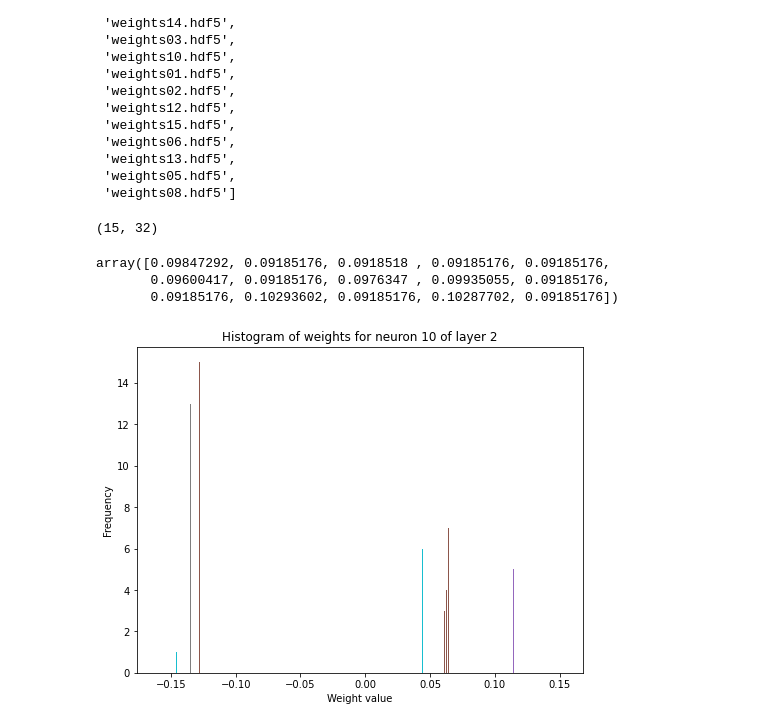
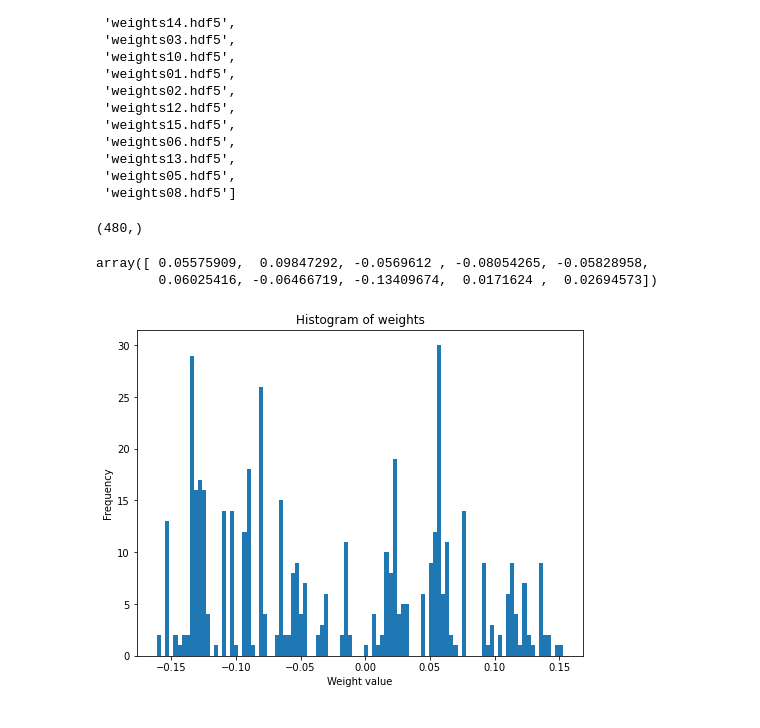
Before and after one commit to Renua-Meireles/sentiment-analisys-with-MLP, a Jupyter notebook: MLP_Sentiment_Analysis_(PIBIC_2021).ipynb, the cells around one changed output. Drawn from its saved outputs; the diff is of its cells as text; code cells hidden in the pictures.

```diff
--- a/MLP_Sentiment_Analysis_(PIBIC_2021).ipynb
+++ b/MLP_Sentiment_Analysis_(PIBIC_2021).ipynb
@@ -322,28 +322,27 @@ def get_weights_from_layer(model, weights_dir, layer_number, num_epochs):
         model.load_weights(f'{weights_dir}/{list_weights[i]}')
         weights = np.append(weights, model.get_weights()[0][layer_number])
 
-    weights = weights.reshape(num_epochs, -1)
+    # weights = weights.reshape(num_epochs, -1)
     return weights
 # %%
 weights_from_layer0 = get_weights_from_layer(model, './Weights_per_epochs', 0, 15)
 weights_from_layer0.shape # (15, 32) - 15 epochs, 32 neurons in the layer
 # %% [output]
-(15, 32)
+(480,)
 # %%
-weights_from_layer0[:, 1] # all weights from the second neuron in the first layer
+weights_from_layer0[:10] # all weights from the second neuron in the first layer
 # %% [output]
-array([0.09847292, 0.09185176, 0.0918518 , 0.09185176, 0.09185176,
-       0.09600417, 0.09185176, 0.0976347 , 0.09935055, 0.09185176,
-       0.09185176, 0.10293602, 0.09185176, 0.10287702, 0.09185176])
+array([ 0.05575909,  0.09847292, -0.0569612 , -0.08054265, -0.05828958,
+        0.06025416, -0.06466719, -0.13409674,  0.0171624 ,  0.02694573])
 # %%
-def plot_weights_histogram(weights, layer_number, neuron_number):
+def plot_weights_histogram(weights):
     """This method plots the histogram of the weights of a layer along the epochs"""
     plt.figure(figsize=(8, 6))
     plt.hist(weights, bins=100)
-    plt.title(f'Histogram of weights for neuron {neuron_number} of layer {layer_number}')
+    plt.title(f'Histogram of weights')
     plt.xlabel('Weight value')
     plt.ylabel('Frequency')
 # %%
-plot_weights_histogram(weights_from_layer0, 2, 10)
+plot_weights_histogram(weights_from_layer0)
 # %% [output]
-[figure, old version]
+[figure, new version]
```
